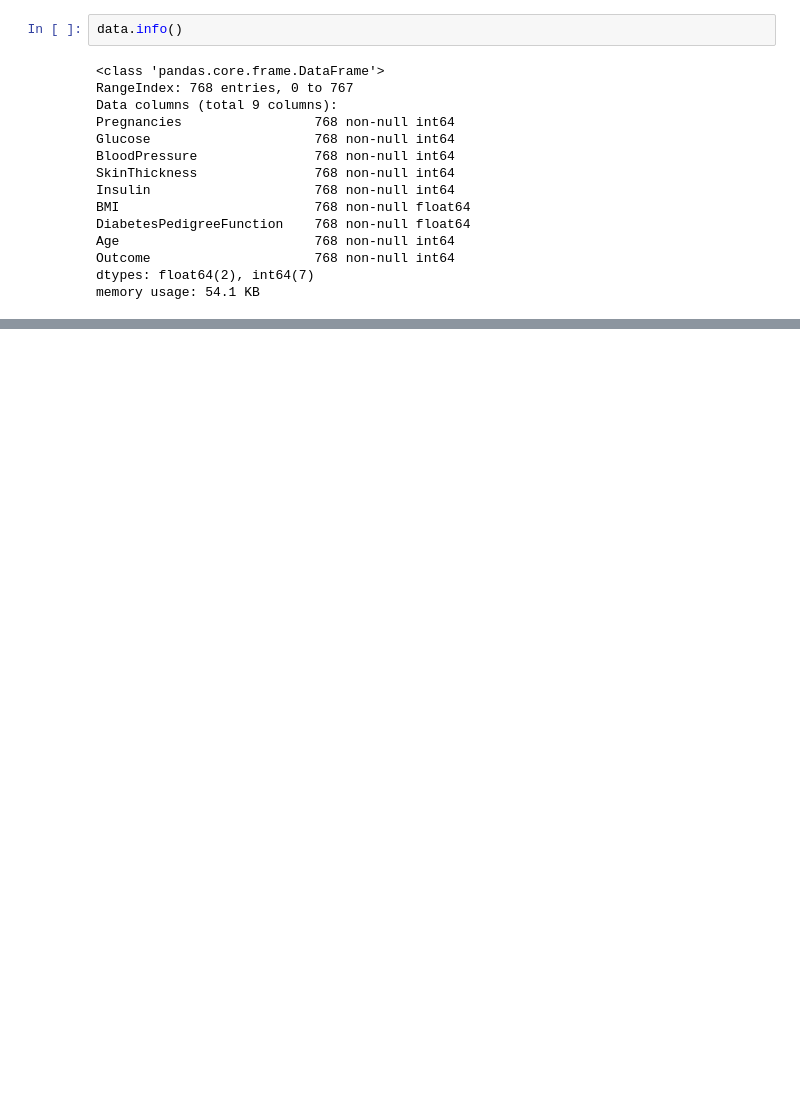
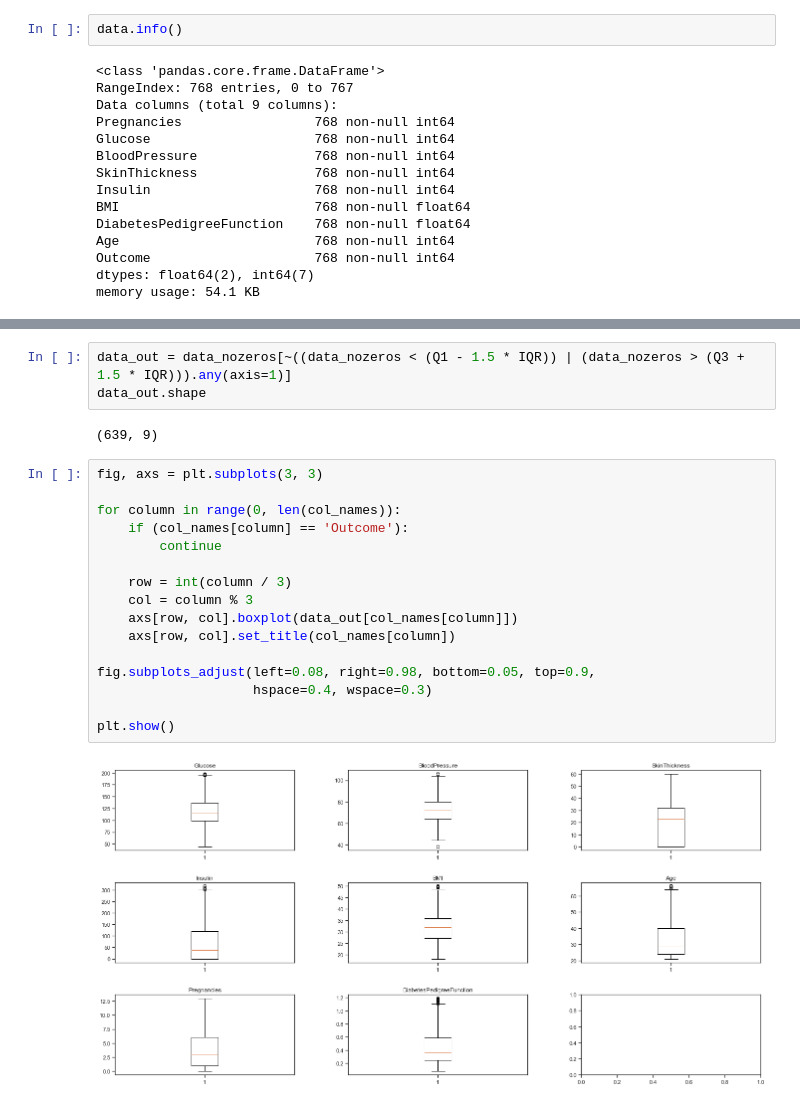
Before and after one commit to durden2/big_data_pk, a Jupyter notebook: Preprocessing.ipynb, the cells around one changed output, grey strips where cells are left out. Cells and saved outputs as stored; diff of their text form; blank space fills up the shorter version.

```diff
--- a/Preprocessing.ipynb
+++ b/Preprocessing.ipynb
@@ -68,0 +120,23 @@ data_selected.to_csv('diabetes_selected.csv', index=None)
+# %%
+data_out = data_nozeros[~((data_nozeros < (Q1 - 1.5 * IQR)) | (data_nozeros > (Q3 + 1.5 * IQR))).any(axis=1)]
+data_out.shape
+# %% [output]
+(639, 9)
+# %%
+fig, axs = plt.subplots(3, 3)
+
+for column in range(0, len(col_names)):
+    if (col_names[column] == 'Outcome'):
+        continue
+
+    row = int(column / 3)
+    col = column % 3
+    axs[row, col].boxplot(data_out[col_names[column]])
+    axs[row, col].set_title(col_names[column])
+
+fig.subplots_adjust(left=0.08, right=0.98, bottom=0.05, top=0.9,
+                    hspace=0.4, wspace=0.3)
+
+plt.show()
+# %% [output]
+[figure, added]
```
Also changed, not shown: parts of 21 cells of this notebook.
